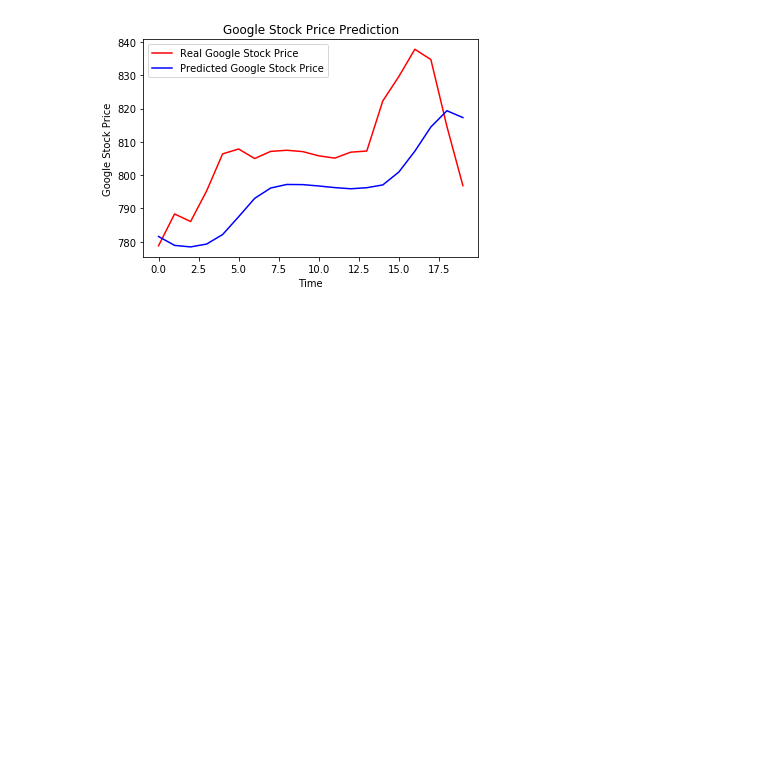
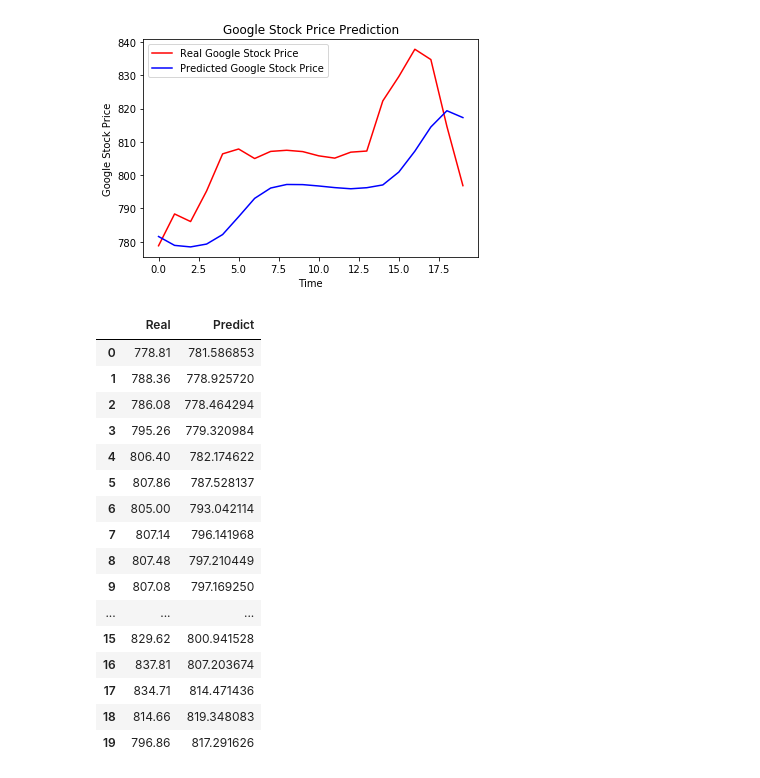
Before and after one commit to leoquiroa/DeepLearning, a Jupyter notebook: RNN.ipynb, the cells around one changed output. Drawn from its saved outputs; the diff is of its cells as text; code cells hidden in the pictures; blank space fills up the shorter version.

```diff
--- a/RNN.ipynb
+++ b/RNN.ipynb
@@ -349,3 +356,30 @@ plt.legend()
 plt.show()
 # %% [output]
 [figure]
+# %%
+data = np.concatenate((
+    real_stock_price,
+    predicted_stock_price),
+    axis=1)
+dataset = pd.DataFrame({
+    'Real': data[:, 0],
+    'Predict': data[:, 1]})
+dataset
+# %% [output]
+|  | Real | Predict |
+| 0 | 778.81 | 781.586853 |
+| 1 | 788.36 | 778.925720 |
+| 2 | 786.08 | 778.464294 |
+| 3 | 795.26 | 779.320984 |
+| 4 | 806.40 | 782.174622 |
+| 5 | 807.86 | 787.528137 |
+| 6 | 805.00 | 793.042114 |
+| 7 | 807.14 | 796.141968 |
+| 8 | 807.48 | 797.210449 |
+| 9 | 807.08 | 797.169250 |
+| ... | ... | ... |
+| 15 | 829.62 | 800.941528 |
+| 16 | 837.81 | 807.203674 |
+| 17 | 834.71 | 814.471436 |
+| 18 | 814.66 | 819.348083 |
+| 19 | 796.86 | 817.291626 |
```
Also changed, not shown: parts of 5 cells of this notebook.
